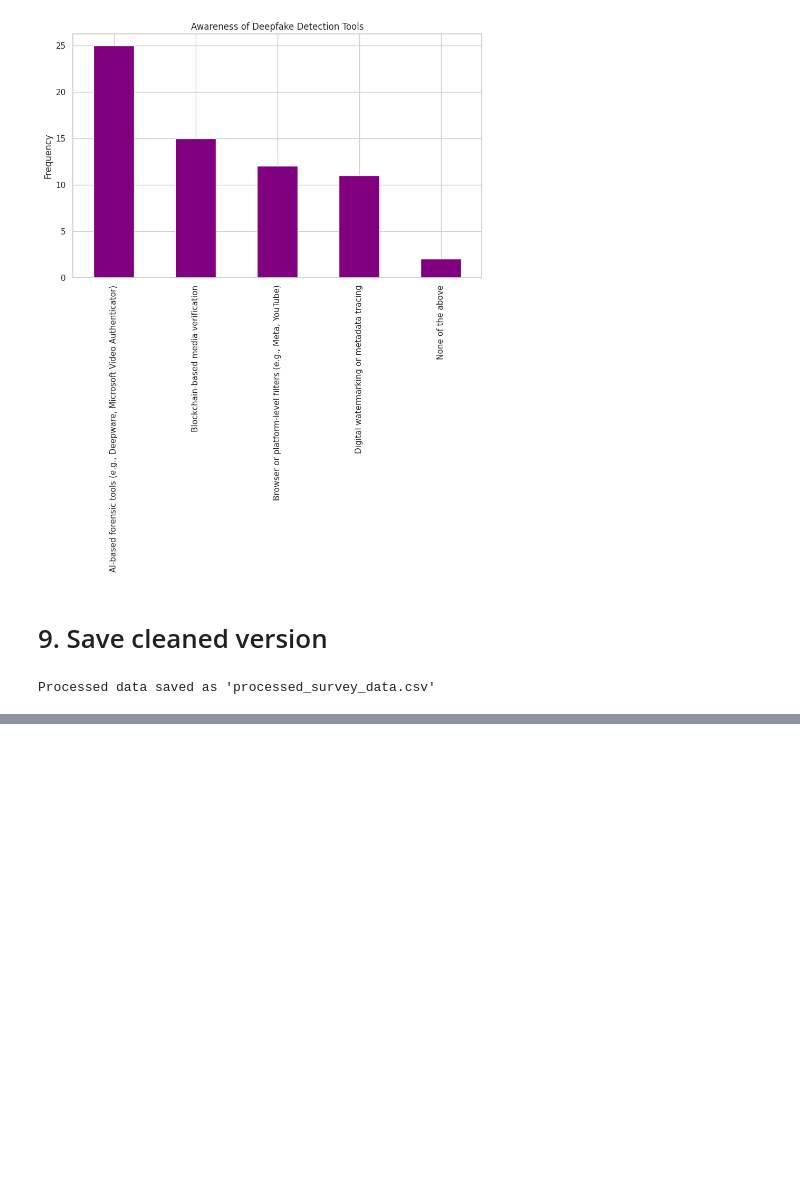
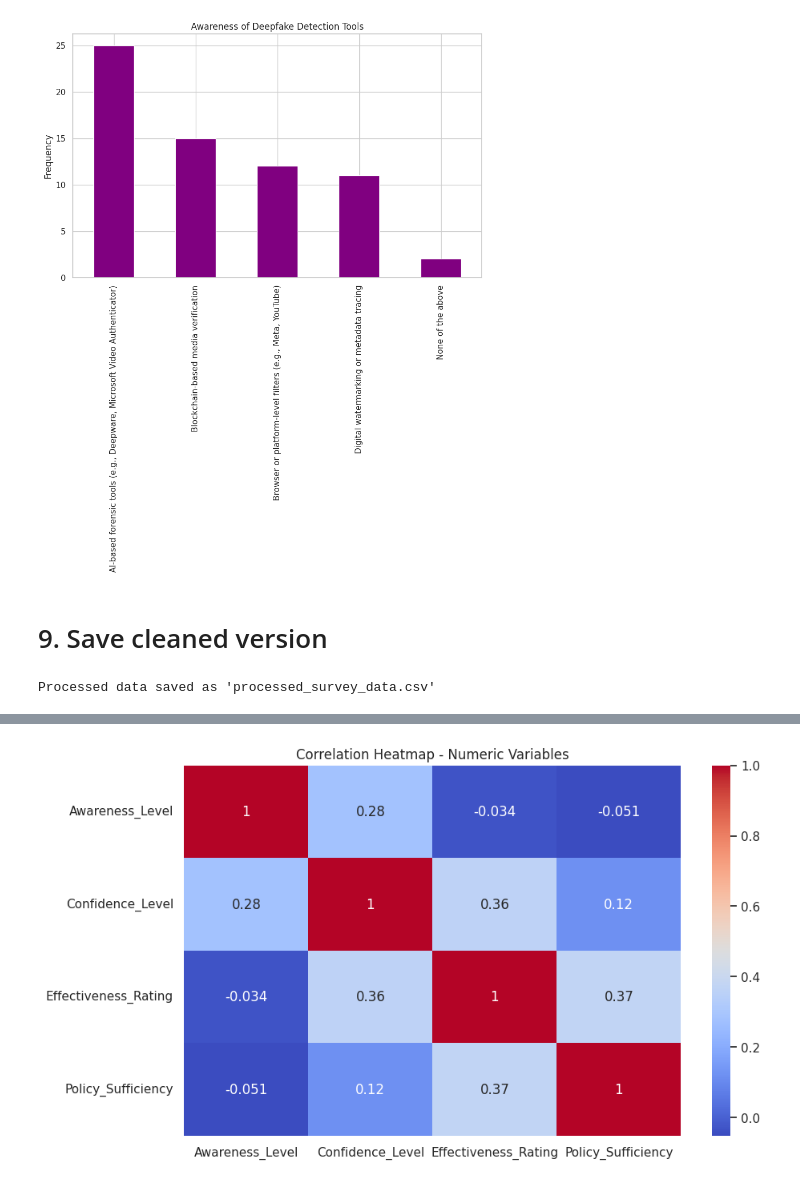
Before and after one commit to nmawulorm/deep-fake-survey, a Jupyter notebook: deep-fake-survey.ipynb, the cells around one changed output, grey strips where cells are left out. Cells and saved outputs as stored; diff of their text form; code cells hidden in the pictures; blank space fills up the shorter version.

```diff
--- a/deep-fake-survey.ipynb
+++ b/deep-fake-survey.ipynb
@@ -104,0 +112,6 @@ Processed data saved as 'processed_survey_data.csv'
+# %%
+
+df["Awareness_Level"] = pd.to_numeric(df["Awareness_Level"], errors='coerce')
+df["Confidence_Level"] = pd.to_numeric(df["Confidence_Level"], errors='coerce')
+df["Effectiveness_Rating"] = pd.to_numeric(df["Effectiveness_Rating"], errors='coerce')
+df["Policy_Sufficiency"] = pd.to_numeric(df["Policy_Sufficiency"], errors='coerce')
@@ -104,0 +174,7 @@ Processed data saved as 'processed_survey_data.csv'
+# %%
+numeric_df = df.select_dtypes(include=[np.number])
+sns.heatmap(numeric_df.corr(), annot=True, cmap="coolwarm")
+plt.title("Correlation Heatmap - Numeric Variables")
+plt.show()
+# %% [output]
+[figure, added]
```
Also changed, not shown: parts of 10 cells of this notebook.
